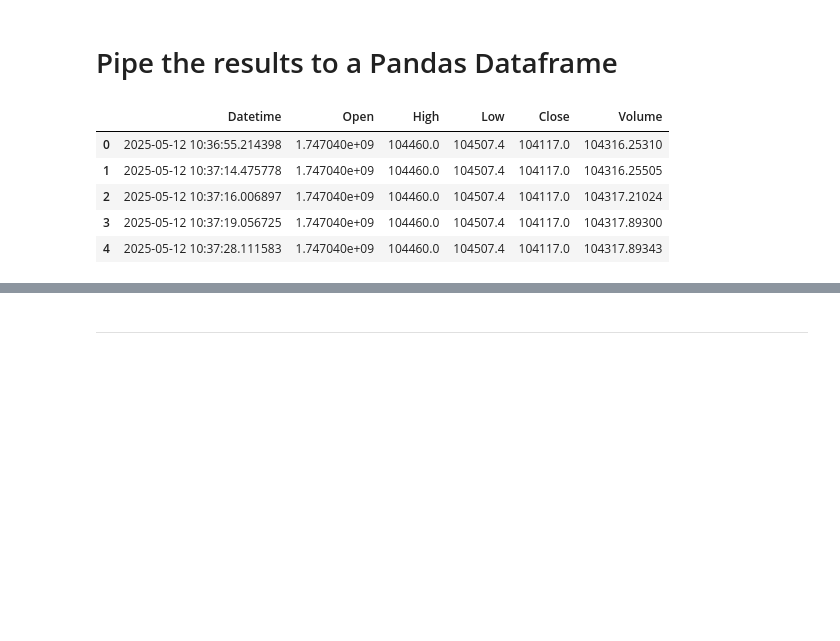
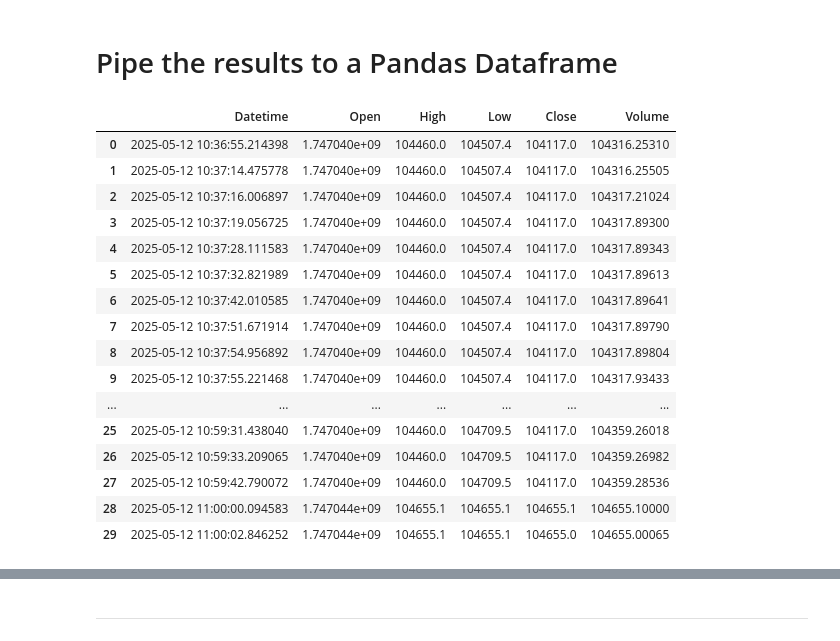
Before and after one commit to sage-sudo/mvp-scaffold, a Jupyter notebook: trying _out_code.ipynb, the cells around one changed output, grey strips where cells are left out. Drawn from its saved outputs; the diff is of its cells as text; code cells hidden in the pictures; blank space fills up the shorter version.

```diff
--- a/trying _out_code.ipynb
+++ b/trying _out_code.ipynb
@@ -37,14 +37,25 @@ df = pd.DataFrame(query_results)
 # %%
 df.columns = ['Datetime', 'Open', 'High', 'Low', 'Close', 'Volume']
 # %%
-df.head()
+df.head(30)
 # %% [output]
 |  | Datetime | Open | High | Low | Close | Volume |
 | 0 | 2025-05-12 10:36:55.214398 | 1.747040e+09 | 104460.0 | 104507.4 | 104117.0 | 104316.25310 |
 | 1 | 2025-05-12 10:37:14.475778 | 1.747040e+09 | 104460.0 | 104507.4 | 104117.0 | 104316.25505 |
 | 2 | 2025-05-12 10:37:16.006897 | 1.747040e+09 | 104460.0 | 104507.4 | 104117.0 | 104317.21024 |
 | 3 | 2025-05-12 10:37:19.056725 | 1.747040e+09 | 104460.0 | 104507.4 | 104117.0 | 104317.89300 |
 | 4 | 2025-05-12 10:37:28.111583 | 1.747040e+09 | 104460.0 | 104507.4 | 104117.0 | 104317.89343 |
+| 5 | 2025-05-12 10:37:32.821989 | 1.747040e+09 | 104460.0 | 104507.4 | 104117.0 | 104317.89613 |
+| 6 | 2025-05-12 10:37:42.010585 | 1.747040e+09 | 104460.0 | 104507.4 | 104117.0 | 104317.89641 |
+| 7 | 2025-05-12 10:37:51.671914 | 1.747040e+09 | 104460.0 | 104507.4 | 104117.0 | 104317.89790 |
+| 8 | 2025-05-12 10:37:54.956892 | 1.747040e+09 | 104460.0 | 104507.4 | 104117.0 | 104317.89804 |
+| 9 | 2025-05-12 10:37:55.221468 | 1.747040e+09 | 104460.0 | 104507.4 | 104117.0 | 104317.93433 |
+| ... | ... | ... | ... | ... | ... | ... |
+| 25 | 2025-05-12 10:59:31.438040 | 1.747040e+09 | 104460.0 | 104709.5 | 104117.0 | 104359.26018 |
+| 26 | 2025-05-12 10:59:33.209065 | 1.747040e+09 | 104460.0 | 104709.5 | 104117.0 | 104359.26982 |
+| 27 | 2025-05-12 10:59:42.790072 | 1.747040e+09 | 104460.0 | 104709.5 | 104117.0 | 104359.28536 |
+| 28 | 2025-05-12 11:00:00.094583 | 1.747044e+09 | 104655.1 | 104655.1 | 104655.1 | 104655.10000 |
+| 29 | 2025-05-12 11:00:02.846252 | 1.747044e+09 | 104655.1 | 104655.1 | 104655.0 | 104655.00065 |
 # %%
 len(df)
 # %% [output]
```
Also changed, not shown: parts of 1 cell of this notebook, 6 other files.
